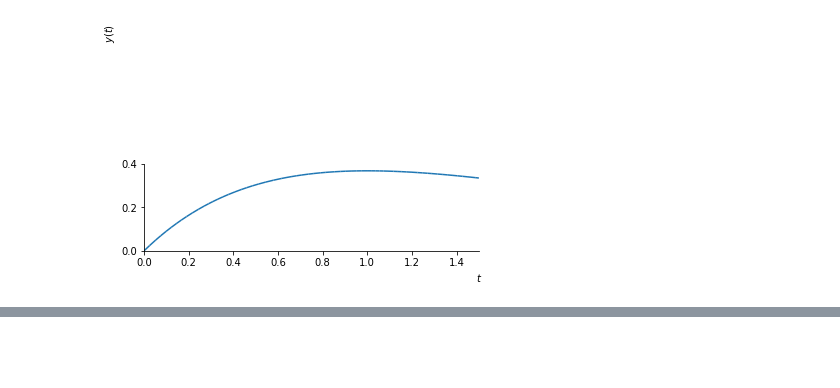
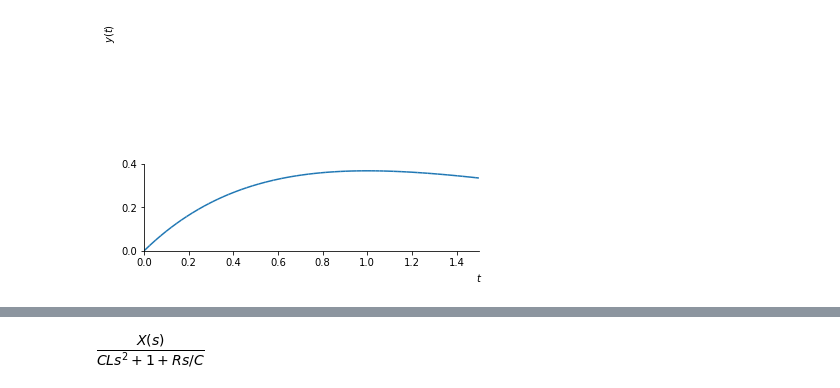
Before and after one commit to enaranjom/SySTaller, a Jupyter notebook: Taller3_EstebanNaranjoM.ipynb, the cells around one changed output, grey strips where cells are left out. Drawn from its saved outputs; the diff is of its cells as text; code cells hidden in the pictures; blank space fills up the shorter version.

```diff
--- a/Taller3_EstebanNaranjoM.ipynb
+++ b/Taller3_EstebanNaranjoM.ipynb
@@ -486,0 +493,13 @@ The set_smart_bounds function was deprecated in Matplotlib 3.2 and will be remov
+# %%
+%matplotlib inline
+import sympy as sym
+sym.init_printing()
+
+s = sym.symbols('s', complex=True)
+t, R, L, C = sym.symbols('t R L C', positive=True)
+X = sym.Function('X')(s)
+
+Y = 1/(L*C*s**2 + (R/C)*s + 1) * X
+Y
+# %% [output]
+[figure, added]
```
Also changed, not shown: parts of 17 cells of this notebook.
